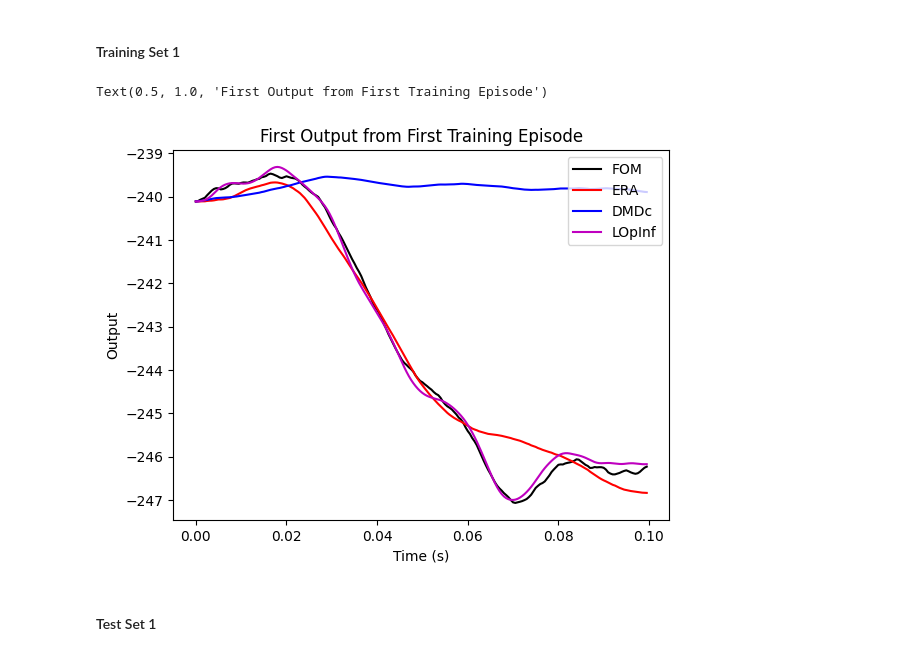
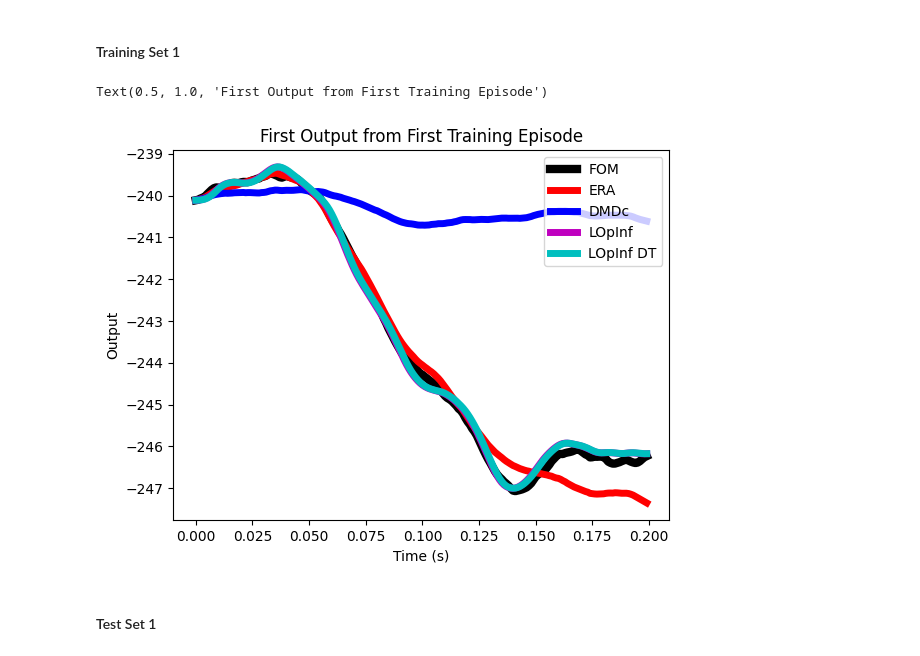
Before and after one commit to iman-adibnazari/anguilliformOptimalControl, a Jupyter notebook: src/compareROMMethods_3Segment.ipynb, the cells around one changed output. Saved outputs shown, nothing was run; the diff lists cells and outputs as text; code cells hidden in the pictures.

```diff
--- a/src/compareROMMethods_3Segment.ipynb
+++ b/src/compareROMMethods_3Segment.ipynb
@@ -196,7 +210,7 @@ del  Xprime_train, Upsilon_train, Omega, U_tilde, Sigma_tilde, Vh_tilde, Sigma_h
 ### Setup Data Matrices
 # %%
 # Simulation Parameters
-dt = 0.0005
+dt = 0.001
 t = np.arange(0,dt*n_timesteps,dt)
 # %%
 # Initialize data matrices for training and testing
@@ -345,6 +402,30 @@ mat = mat73.loadmat(filepath+'lopinf_rom_r_6.mat')
 Y_hat_rom_lopinf = mat['outputData_approx']
 # %%
 del mat
+# %%
+# Also generate outputs from LOpInf discrete time model
+# Initialize data matrices for training and testing responses
+X_hat_rom_lopinf_dt = np.zeros((n_ROM,n_timesteps,n_train+n_test))
+X_hat_fom_lopinf_dt = np.zeros((n,n_timesteps,n_train+n_test))
+Y_hat_rom_lopinf_dt = np.zeros((m,n_timesteps,n_train+n_test))
+# Set initial conditions for each episode
+for i in range(n_train+n_test):
+    # Set initial states
+    X_hat_rom_lopinf_dt[:,[0],i] = np.zeros((n_ROM,1)) #X_fom[:,[0],i]
+    # X_hat_fom_lopinf_dt[:,[0],i] = X_fom[:,[0],i]
+    # Compute initial outputs for each episode
+    Y_hat_rom_lopinf_dt[:,[0],i] = C_lopinf_dt@X_hat_rom_lopinf_dt[:,[0],i]
+# %%
+# Simulate LOpInf discrete time ROM for all episodes
+for i in range(n_train+n_test):
+    # Simulate LOpInf discrete time ROM
+    for j in range(n_timesteps-1):
+        X_hat_rom_lopinf_dt[:,[j+1],i] = A_lopinf_dt@X_hat_rom_lopinf_dt[:,[j],i] + B_lopinf_dt@U_fom[:,[j],i]
+        Y_hat_rom_lopinf_dt[:,[j+1],i] = C_lopinf_dt@X_hat_rom_lopinf_dt[:,[j+1],i]
+# %%
+# Uncenter FOM state and output data with initial conditions for each episode
+for i in range(n_train+n_test):
+    Y_hat_rom_lopinf_dt[:,:,i] = Y_hat_rom_lopinf_dt[:,:,i] + Y0[:,i].reshape(m,1)
 # %% [markdown]
 ### Uncenter Full Order Model
 # %% [markdown]
@@ -365,19 +446,20 @@ t = np.arange(0,dt*n_timesteps,dt)
 # %%
 # Plot first output from first training episode for all modelling methods
 plt.figure()
-plt.plot(t,Y_fom[0,:,0],'k',label='FOM')
-plt.plot(t,Y_hat_rom_era[0,:,0],'r',label='ERA')
-plt.plot(t,Y_hat_rom_dmdc[0,:,0],'b',label='DMDc')
-#plt.plot(t,Y_hat_rom_opInf[0,:,0],'g',label='OpInf')
-plt.plot(t,Y_hat_rom_lopinf[0,:,0],'m',label='LOpInf')
+plt.plot(t,Y_fom[0,:,0],'k',label='FOM',linewidth=6)
+plt.plot(t,Y_hat_rom_era[0,:,0],'r',label='ERA',linewidth=5)
+plt.plot(t,Y_hat_rom_dmdc[0,:,0],'b',label='DMDc',linewidth=5)
+#plt.plot(t,Y_hat_rom_opInf[0,:,0],'g',label='OpInf',linewidth=5)
+plt.plot(t,Y_hat_rom_lopinf[0,:,0],'m',label='LOpInf',linewidth=5)
+plt.plot(t,Y_hat_rom_lopinf_dt[0,:,0],'c',label='LOpInf DT',linewidth=5)
 legend = plt.legend(loc='upper right', shadow=False, fontsize='medium')
 plt.xlabel('Time (s)')
 plt.ylabel('Output')
 title = 'First Output from First Training Episode'
 plt.title(title)
 # %% [output]
 Text(0.5, 1.0, 'First Output from First Training Episode')
-[figure, old version]
+[figure, new version]
 # %% [markdown]
 #### Test Set 1
 # %%
```
Also changed, not shown: parts of 21 cells of this notebook, 49 other files.
